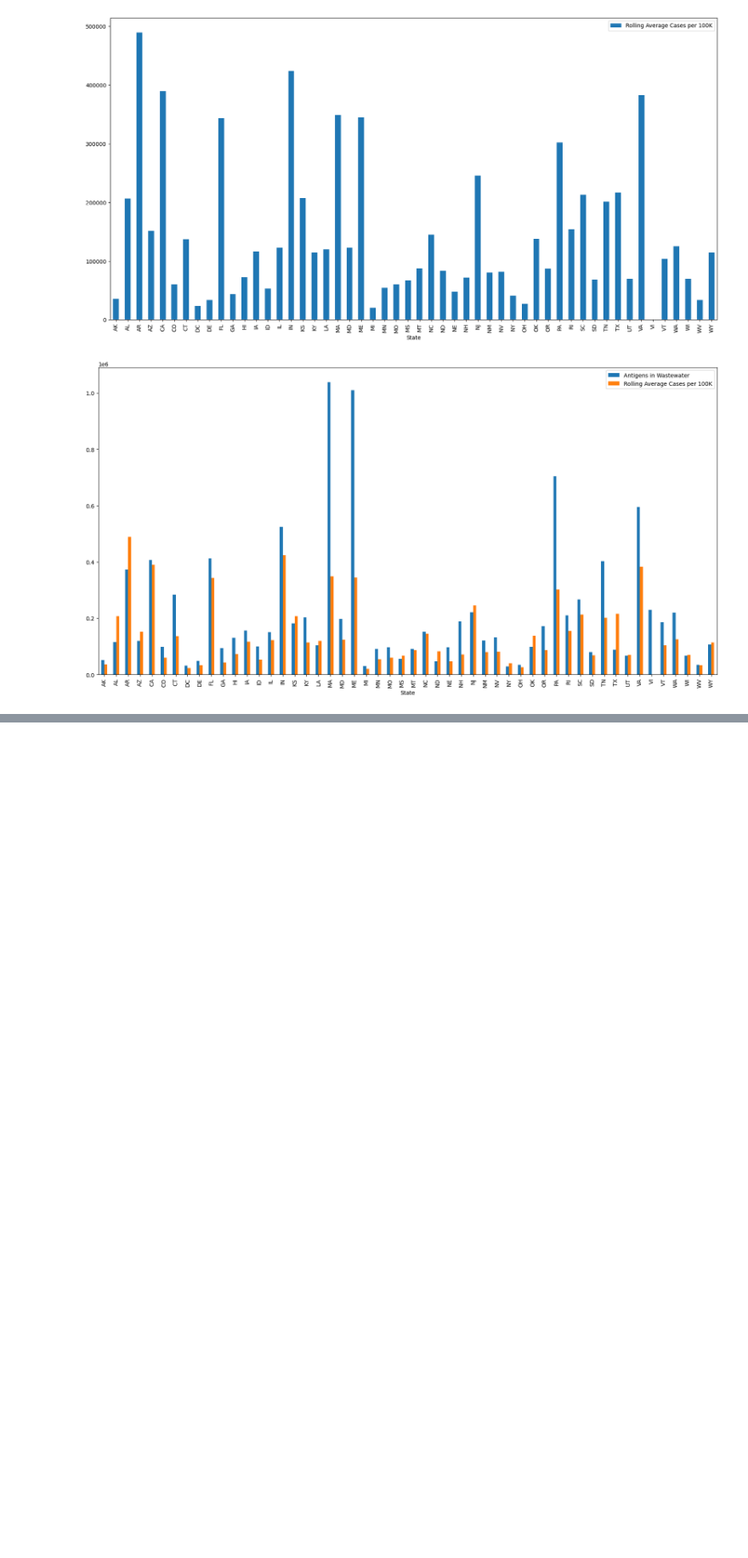
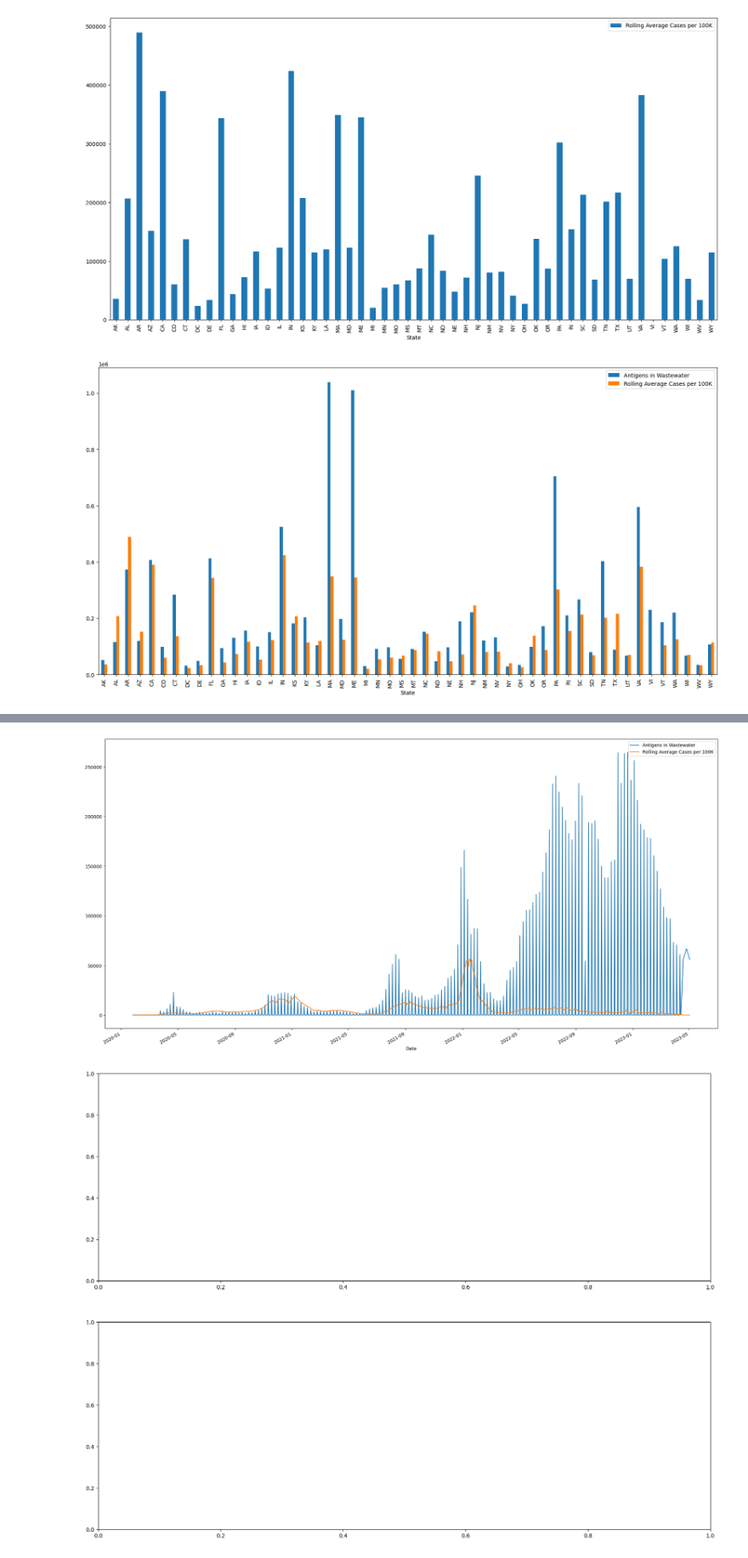
Before and after one commit to hsi-eredman/project_1, a Jupyter notebook: main.ipynb, the cells around one changed output, grey strips where cells are left out. Shown: that part at 85% size. Saved outputs shown, nothing was run; the diff lists cells and outputs as text; code cells hidden in the pictures; blank space fills up the shorter version.

```diff
--- a/main.ipynb
+++ b/main.ipynb
@@ -150,0 +185,17 @@ plt.show()
+# %%
+# Create a pivot table
+df_pivot_date = df_county.pivot_table(values=['Antigens in Wastewater', 'Rolling Average Cases per 100K'],
+                                       index=['Date'],
+                                       aggfunc='sum')
+
+df_pivot_date.reset_index(inplace=True)
+df_pivot_date.plot(kind = 'line', x = 'Date', y = ['Antigens in Wastewater', 'Rolling Average Cases per 100K'], figsize=(20, 10))
+
+#plt.title('Antigens in Wastewater and Rolling Average Cases per 100K Over Time')
+plt.tight_layout()
+plt.show()
+
+fig, ax = plt.subplots(2, 1, figsize=(20, 15))
+# %% [output]
+[figure, added]
+[figure, added]
```
Also changed, not shown: parts of 2 cells of this notebook, 1 other file.
